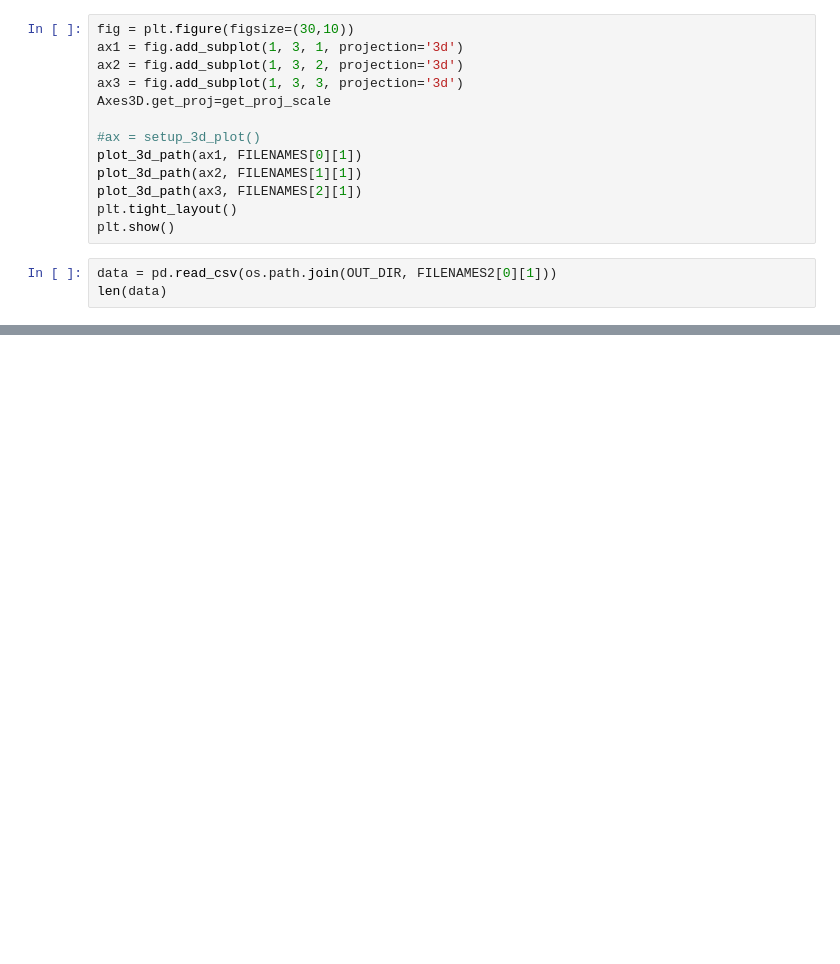
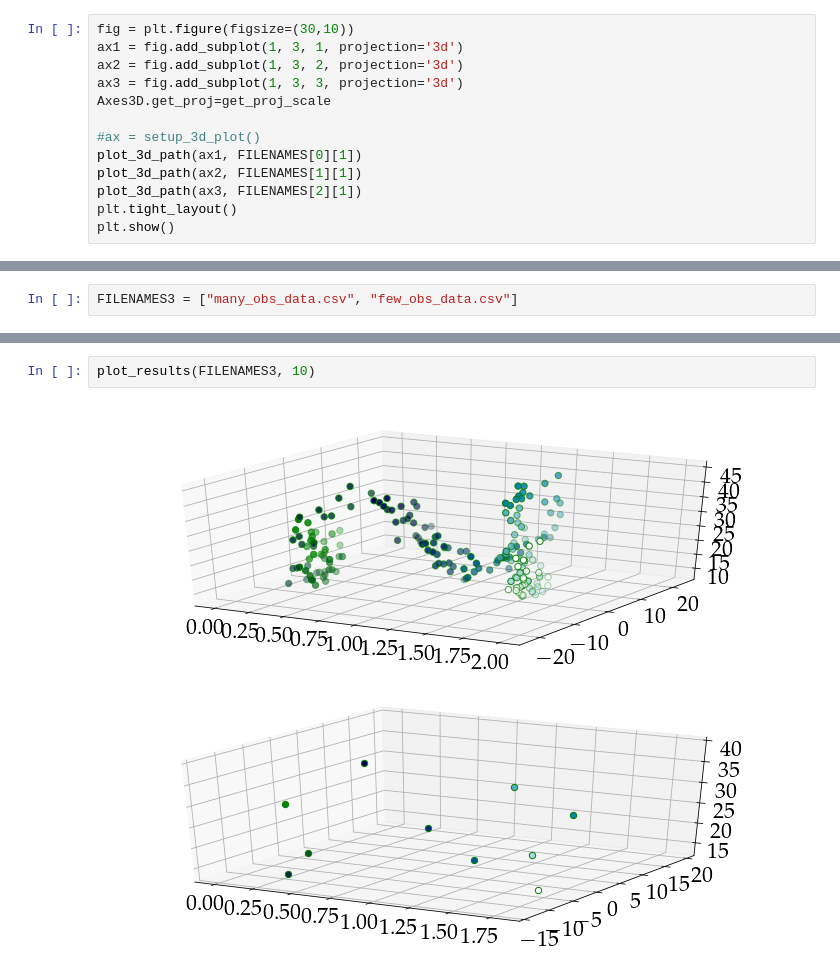
Before and after one commit to mmider/BridgeSDEInference.jl, a Jupyter notebook: scripts/papers/continuous_discrete_smoothing_of_diffusions/lorenz_plots.ipynb, the cells around one changed output, grey strips where cells are left out. Drawn from its saved outputs; the diff is of its cells as text; blank space fills up the shorter version.

Commit message:
obs plots

```diff
--- a/scripts/papers/continuous_discrete_smoothing_of_diffusions/lorenz_plots.ipynb
+++ b/scripts/papers/continuous_discrete_smoothing_of_diffusions/lorenz_plots.ipynb
@@ -301,6 +289,3 @@ plot_3d_path(ax2, FILENAMES[1][1])
 plot_3d_path(ax3, FILENAMES[2][1])
 plt.tight_layout()
 plt.show()
-# %%
-data = pd.read_csv(os.path.join(OUT_DIR, FILENAMES2[0][1]))
-len(data)
@@ -308,0 +292,2 @@ len(data)
+# %%
+FILENAMES3 = ["many_obs_data.csv", "few_obs_data.csv"]
@@ -308,0 +362,4 @@ len(data)
+# %%
+plot_results(FILENAMES3, 10)
+# %% [output]
+[figure, added]
```
Also changed, not shown: parts of 3 cells of this notebook, 1 other file.
